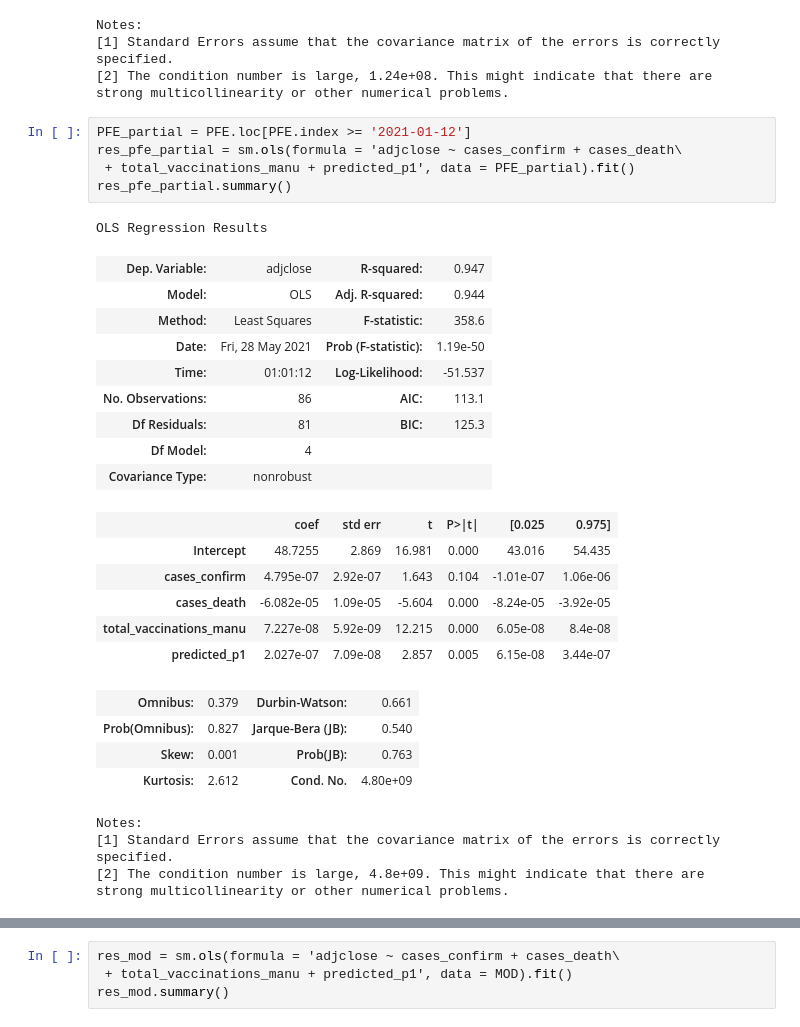
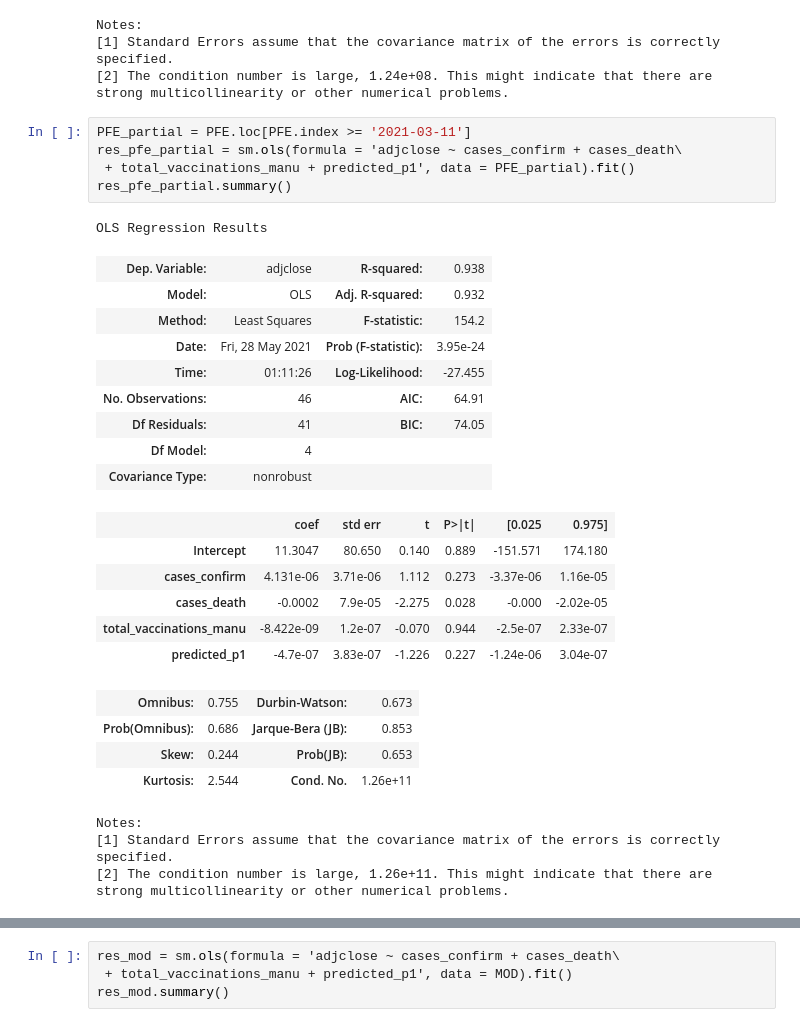
Before and after one commit to juno-yuu/COVID-Vaccine-and-Biotech-industry, a Jupyter notebook: Final_Project_Clean.ipynb, the cells around one changed output, grey strips where cells are left out. Cells and saved outputs as stored; diff of their text form.

```diff
--- a/Final_Project_Clean.ipynb
+++ b/Final_Project_Clean.ipynb
@@ -470,32 +470,32 @@ Notes:
 [2] The condition number is large, 1.24e+08. This might indicate that there are
 strong multicollinearity or other numerical problems.
 # %%
-PFE_partial = PFE.loc[PFE.index >= '2021-01-12']
+PFE_partial = PFE.loc[PFE.index >= '2021-03-11']
 res_pfe_partial = sm.ols(formula = 'adjclose ~ cases_confirm + cases_death\
  + total_vaccinations_manu + predicted_p1', data = PFE_partial).fit()
 res_pfe_partial.summary()
 # %% [output]
 OLS Regression Results
-| Dep. Variable: | adjclose | R-squared: | 0.947 |
-| Model: | OLS | Adj. R-squared: | 0.944 |
-| Method: | Least Squares | F-statistic: | 358.6 |
-| Date: | Fri, 28 May 2021 | Prob (F-statistic): | 1.19e-50 |
-| Time: | 01:01:12 | Log-Likelihood: | -51.537 |
-| No. Observations: | 86 | AIC: | 113.1 |
-| Df Residuals: | 81 | BIC: | 125.3 |
+| Dep. Variable: | adjclose | R-squared: | 0.938 |
+| Model: | OLS | Adj. R-squared: | 0.932 |
+| Method: | Least Squares | F-statistic: | 154.2 |
+| Date: | Fri, 28 May 2021 | Prob (F-statistic): | 3.95e-24 |
+| Time: | 01:11:26 | Log-Likelihood: | -27.455 |
+| No. Observations: | 46 | AIC: | 64.91 |
+| Df Residuals: | 41 | BIC: | 74.05 |
 | Df Model: | 4 |  |  |
 | Covariance Type: | nonrobust |  |  |
 |  | coef | std err | t | P>|t| | [0.025 | 0.975] |
-| Intercept | 48.7255 | 2.869 | 16.981 | 0.000 | 43.016 | 54.435 |
-| cases_confirm | 4.795e-07 | 2.92e-07 | 1.643 | 0.104 | -1.01e-07 | 1.06e-06 |
-| cases_death | -6.082e-05 | 1.09e-05 | -5.604 | 0.000 | -8.24e-05 | -3.92e-05 |
-| total_vaccinations_manu | 7.227e-08 | 5.92e-09 | 12.215 | 0.000 | 6.05e-08 | 8.4e-08 |
-| predicted_p1 | 2.027e-07 | 7.09e-08 | 2.857 | 0.005 | 6.15e-08 | 3.44e-07 |
+| Intercept | 11.3047 | 80.650 | 0.140 | 0.889 | -151.571 | 174.180 |
+| cases_confirm | 4.131e-06 | 3.71e-06 | 1.112 | 0.273 | -3.37e-06 | 1.16e-05 |
+| cases_death | -0.0002 | 7.9e-05 | -2.275 | 0.028 | -0.000 | -2.02e-05 |
+| total_vaccinations_manu | -8.422e-09 | 1.2e-07 | -0.070 | 0.944 | -2.5e-07 | 2.33e-07 |
+| predicted_p1 | -4.7e-07 | 3.83e-07 | -1.226 | 0.227 | -1.24e-06 | 3.04e-07 |
-| Omnibus: | 0.379 | Durbin-Watson: | 0.661 |
-| Prob(Omnibus): | 0.827 | Jarque-Bera (JB): | 0.540 |
-| Skew: | 0.001 | Prob(JB): | 0.763 |
-| Kurtosis: | 2.612 | Cond. No. | 4.80e+09 |
+| Omnibus: | 0.755 | Durbin-Watson: | 0.673 |
+| Prob(Omnibus): | 0.686 | Jarque-Bera (JB): | 0.853 |
+| Skew: | 0.244 | Prob(JB): | 0.653 |
+| Kurtosis: | 2.544 | Cond. No. | 1.26e+11 |
 Notes:
 [1] Standard Errors assume that the covariance matrix of the errors is correctly specified.
-[2] The condition number is large, 4.8e+09. This might indicate that there are
+[2] The condition number is large, 1.26e+11. This might indicate that there are
 strong multicollinearity or other numerical problems.
```
Also changed, not shown: parts of 4 cells of this notebook.
